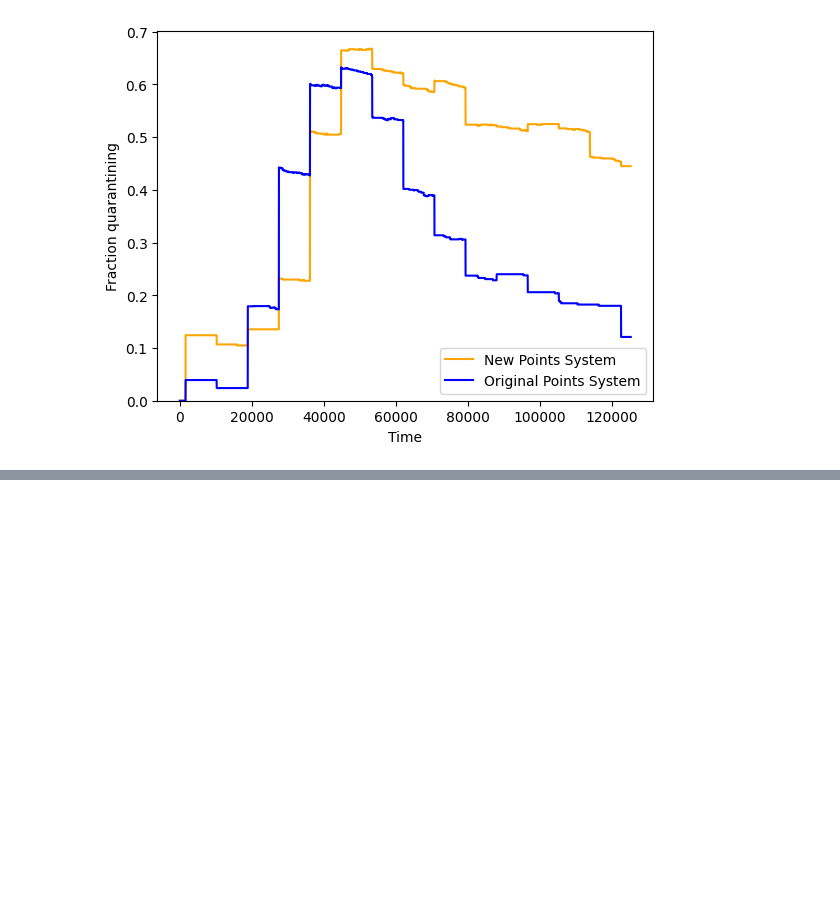
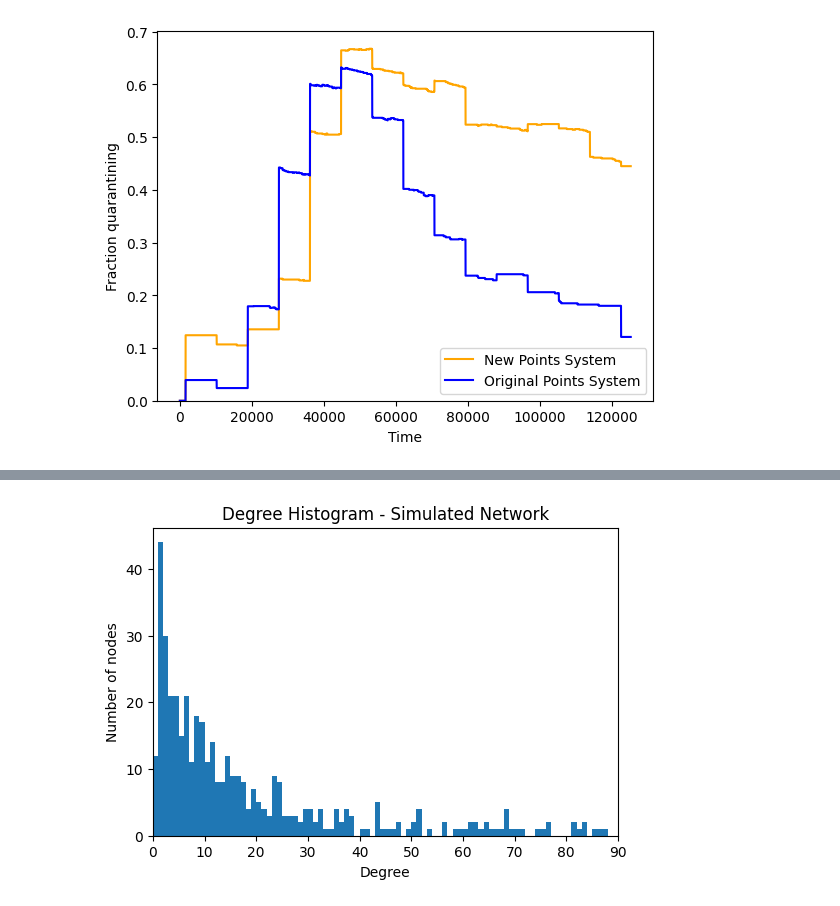
Before and after one commit to pferencz23/starsim, a Jupyter notebook: data_ingestion/game_graphs.ipynb, the cells around one changed output, grey strips where cells are left out. Cells and saved outputs as stored; diff of their text form; code cells hidden in the pictures; blank space fills up the shorter version.

```diff
--- a/data_ingestion/game_graphs.ipynb
+++ b/data_ingestion/game_graphs.ipynb
@@ -452,0 +528,28 @@ plt.show()
+# %%
+import numpy as np
+import matplotlib.pyplot as plt
+
+# samples = your already-generated degrees from the simulation
+mu = 2.4
+sigma = 1.55
+samples = np.random.lognormal(mu, sigma, size=459)
+samples = np.round(samples).astype(int)
+
+fig, ax = plt.subplots(figsize=(6, 4))
+
+ax.hist(
+    samples,
+    bins=np.arange(0, 91, 1),   # integer degree bins
+    edgecolor="none",
+    color="#1f77b4"
+)
+
+ax.set_xlim(0, 90)
+ax.set_ylim(bottom=0)
+ax.set_xlabel("Degree")
+ax.set_ylabel("Number of nodes")
+ax.set_title("Degree Histogram - Simulated Network")
+
+plt.show()
+# %% [output]
+[figure, added]
```
Also changed, not shown: parts of 13 cells of this notebook.
